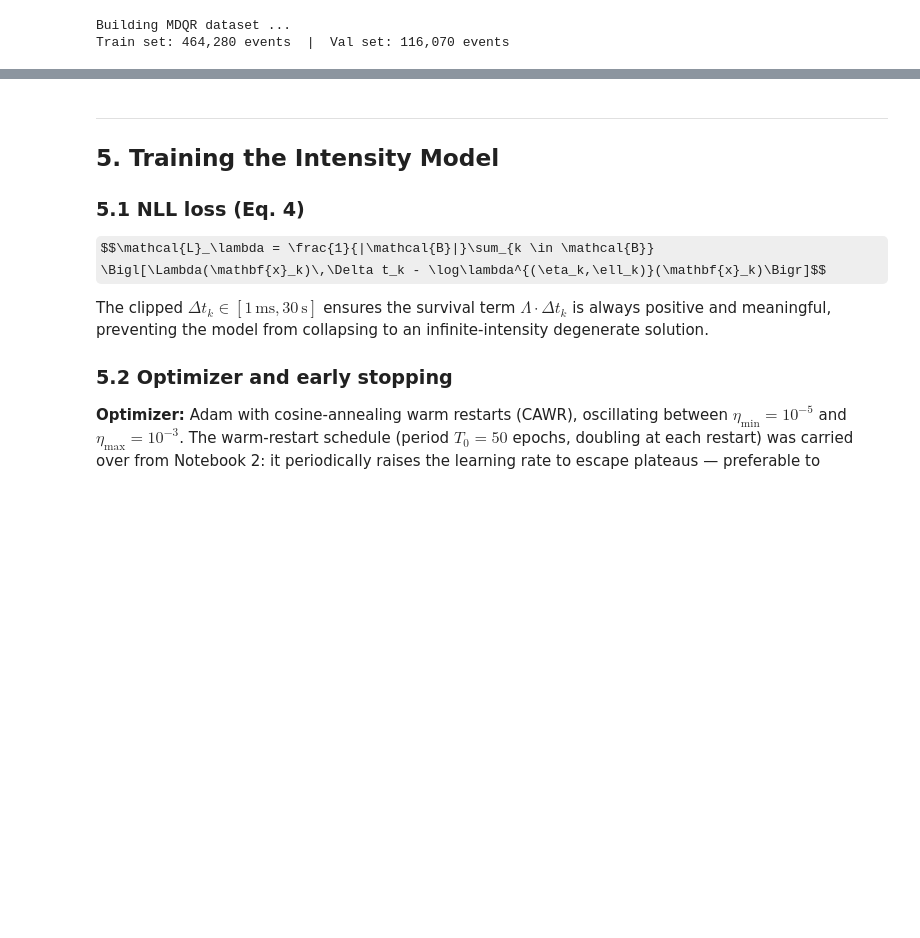
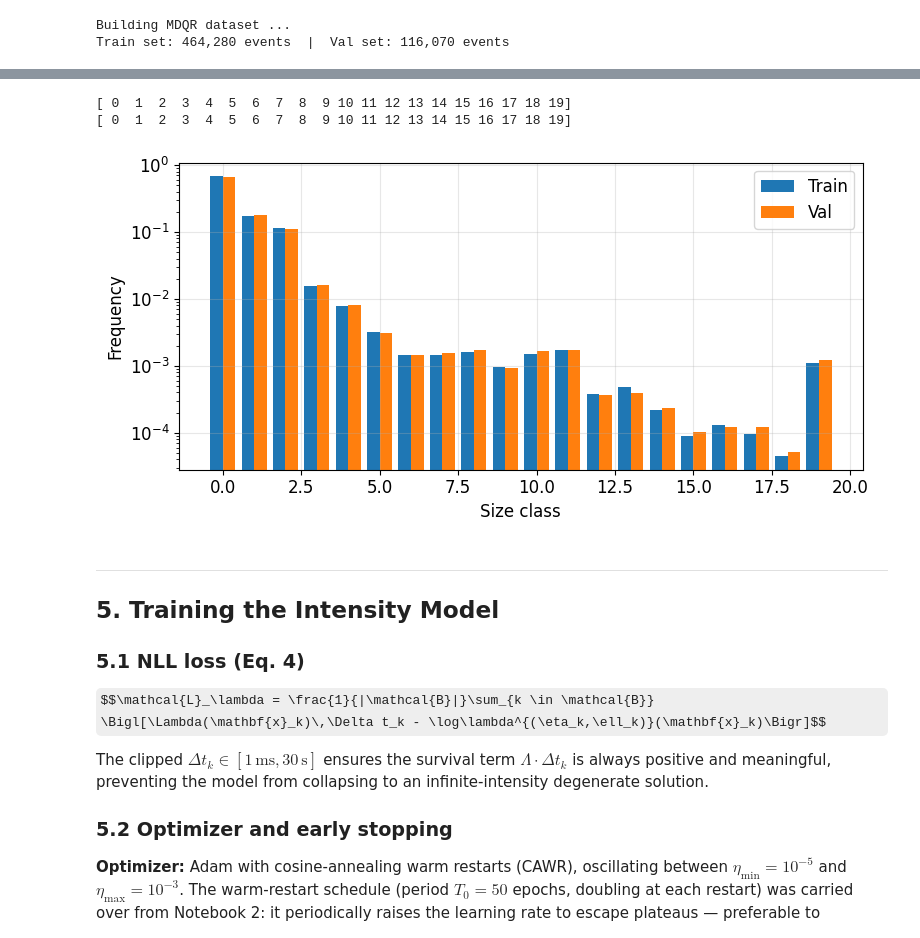
Before and after one commit to archer-paul/DeepQR-Microstructure, a Jupyter notebook: 03_mdqr_model.ipynb, the cells around one changed output, grey strips where cells are left out. Saved outputs shown, nothing was run; the diff lists cells and outputs as text; code cells hidden in the pictures; some formulas as TeX source; blank space fills up the shorter version.

Commit message:
Trying to fix SizeNet Convergence

```diff
--- a/03_mdqr_model.ipynb
+++ b/03_mdqr_model.ipynb
@@ -587,3 +598,28 @@ sizes : 1
+# %%
+sizes_train = ds_train["sizes"]
+sizes_val   = ds_val["sizes"]
+print(np.unique(sizes_train))
+print(np.unique(sizes_val))
+counts_tr = np.bincount(sizes_train)
+counts_val = np.bincount(sizes_val)
+x = np.arange(len(counts_tr))
+width = 0.4
+
+plt.figure(figsize=(8,4))
+
+plt.bar(x - width/2, counts_tr / len(sizes_train), width=width, label='Train')
+plt.bar(x + width/2, counts_val / len(sizes_val), width=width, label='Val')
+
+plt.xlabel('Size class')
+plt.ylabel('Frequency')
+plt.yscale("log")
+plt.legend()
+plt.tight_layout()
+plt.show()
+# %% [output]
+[ 0  1  2  3  4  5  6  7  8  9 10 11 12 13 14 15 16 17 18 19]
+[ 0  1  2  3  4  5  6  7  8  9 10 11 12 13 14 15 16 17 18 19]
+[figure, added]
 # %% [markdown]
 ---
 ## 5. Training the Intensity Model
```
Also changed, not shown: parts of 7 cells of this notebook, 3 other files.
